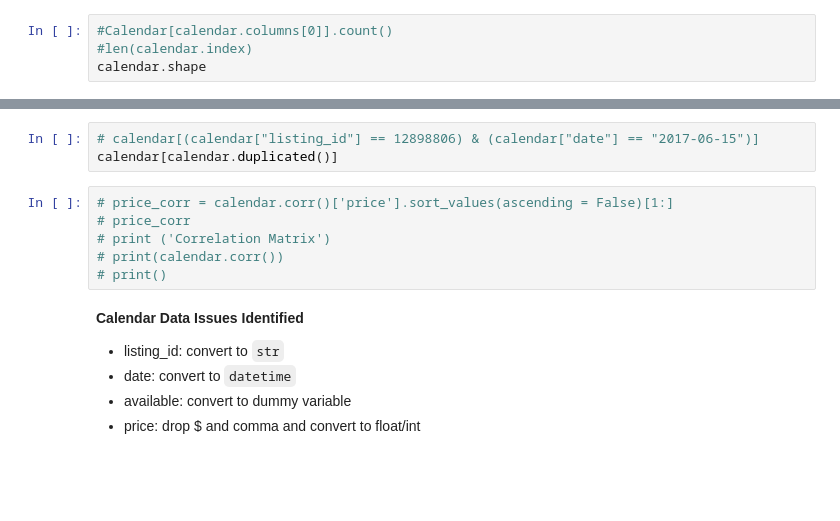
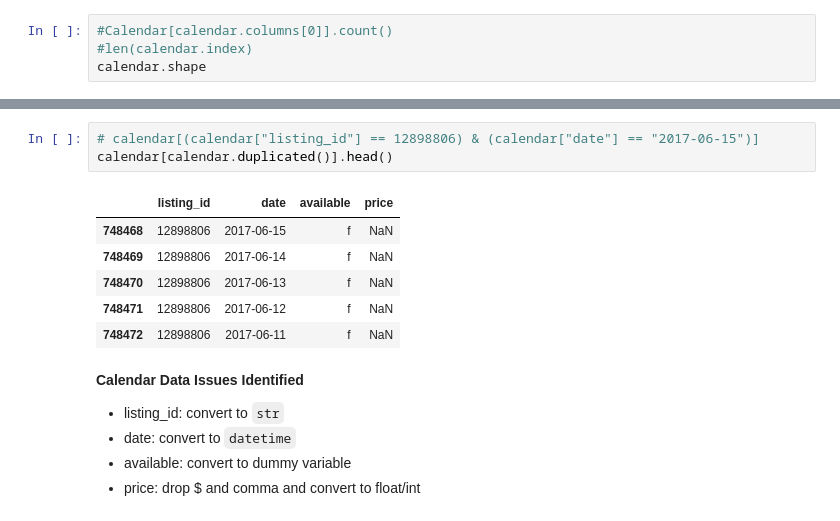
Before and after one commit to MehzHats/Boston-Data-Analysis, a Jupyter notebook: Boston_Airbnb_EDA.ipynb, the cells around one changed output, grey strips where cells are left out. Drawn from its saved outputs; the diff is of its cells as text; blank space fills up the shorter version.

Commit message:
Updated values

```diff
--- a/Boston_Airbnb_EDA.ipynb
+++ b/Boston_Airbnb_EDA.ipynb
@@ -168,12 +202,13 @@ calendar.duplicated().sum()
 # %%
 # calendar[(calendar["listing_id"] == 12898806) & (calendar["date"] == "2017-06-15")]
-calendar[calendar.duplicated()]
+calendar[calendar.duplicated()].head()
+# %% [output]
+|  | listing_id | date | available | price |
+| 748468 | 12898806 | 2017-06-15 | f | NaN |
+| 748469 | 12898806 | 2017-06-14 | f | NaN |
+| 748470 | 12898806 | 2017-06-13 | f | NaN |
+| 748471 | 12898806 | 2017-06-12 | f | NaN |
+| 748472 | 12898806 | 2017-06-11 | f | NaN |
-# %%
-# price_corr = calendar.corr()['price'].sort_values(ascending = False)[1:]
-# price_corr
-# print ('Correlation Matrix')
-# print(calendar.corr())
-# print()
 # %% [markdown]
 **Calendar Data Issues Identified**
 
```
Also changed, not shown: parts of 104 cells of this notebook.
